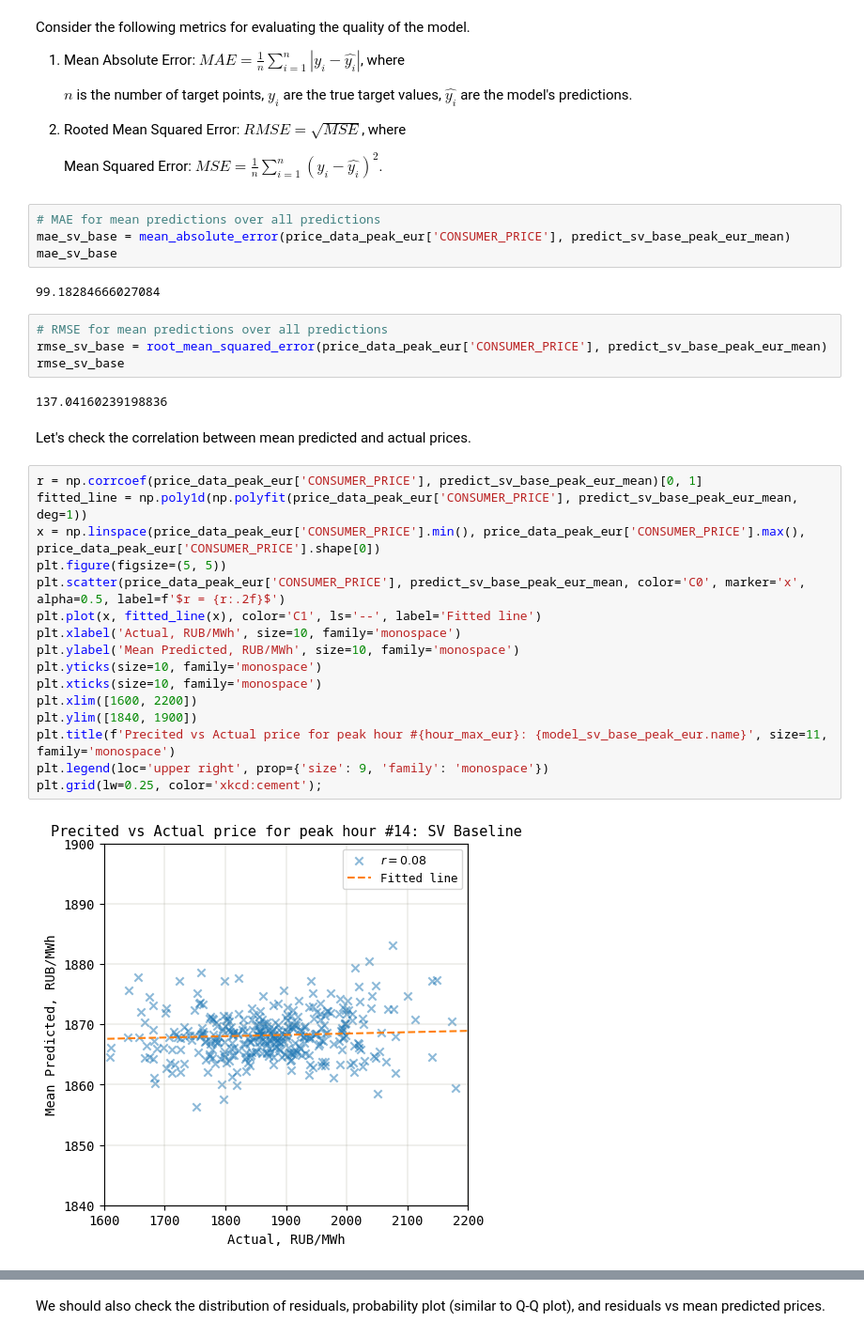
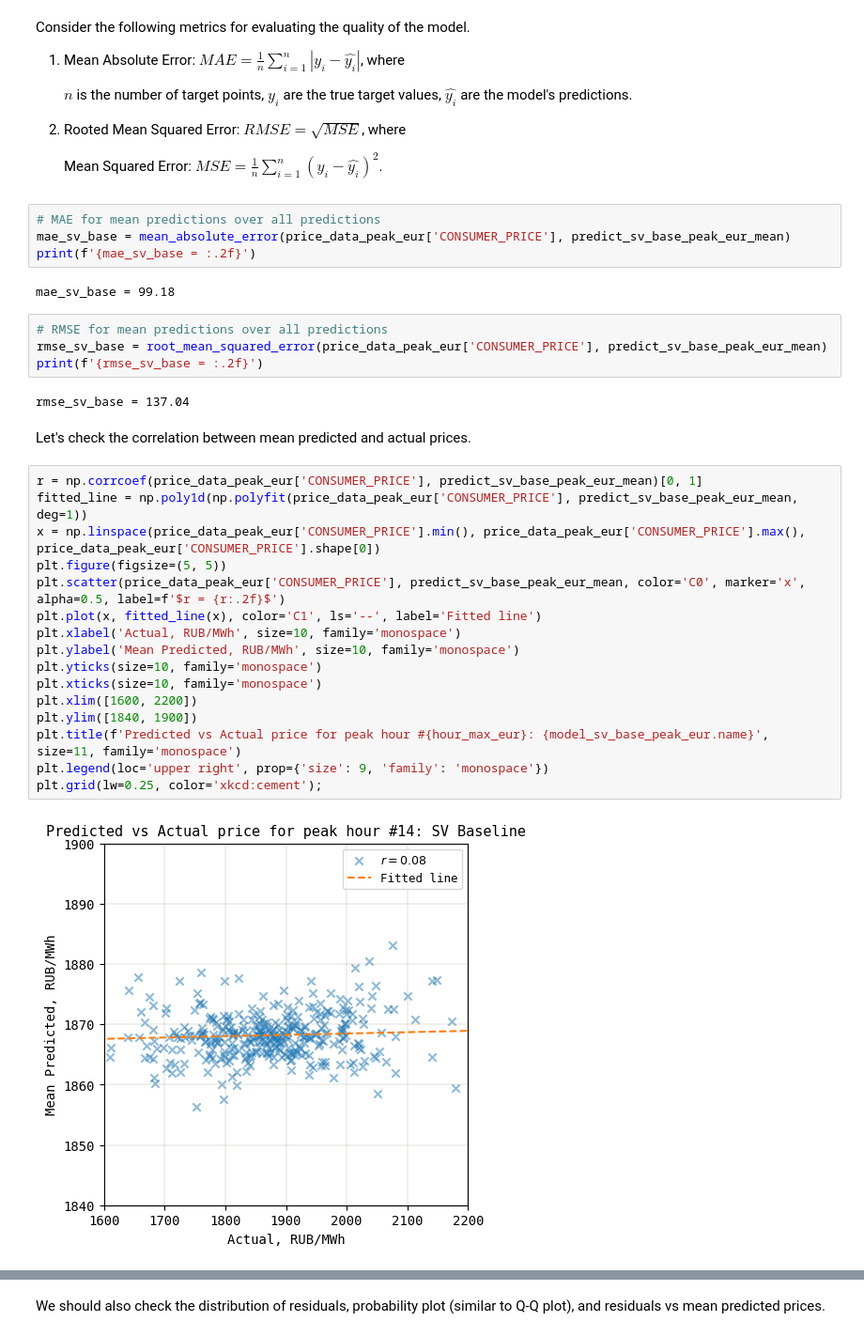
Before and after one commit to andrewha/mds2022, a Jupyter notebook: Thesis/sv_models_new.ipynb, the cells around one changed output, grey strips where cells are left out. Shown at 94% size. Cells and saved outputs as stored; diff of their text form.

```diff
--- a/Thesis/sv_models_new.ipynb
+++ b/Thesis/sv_models_new.ipynb
@@ -576,33 +571,33 @@ Consider the following metrics for evaluating the quality of the model.
 # %%
 # MAE for mean predictions over all predictions
 mae_sv_base = mean_absolute_error(price_data_peak_eur['CONSUMER_PRICE'], predict_sv_base_peak_eur_mean)
-mae_sv_base
+print(f'{mae_sv_base = :.2f}')
 # %% [output]
-99.18284666027084
+mae_sv_base = 99.18
 # %%
 # RMSE for mean predictions over all predictions
 rmse_sv_base = root_mean_squared_error(price_data_peak_eur['CONSUMER_PRICE'], predict_sv_base_peak_eur_mean)
-rmse_sv_base
+print(f'{rmse_sv_base = :.2f}')
 # %% [output]
-137.04160239198836
+rmse_sv_base = 137.04
 # %% [markdown]
 Let's check the correlation between mean predicted and actual prices.
 # %%
 r = np.corrcoef(price_data_peak_eur['CONSUMER_PRICE'], predict_sv_base_peak_eur_mean)[0, 1]
 fitted_line = np.poly1d(np.polyfit(price_data_peak_eur['CONSUMER_PRICE'], predict_sv_base_peak_eur_mean, deg=1))
 x = np.linspace(price_data_peak_eur['CONSUMER_PRICE'].min(), price_data_peak_eur['CONSUMER_PRICE'].max(), price_data_peak_eur['CONSUMER_PRICE'].shape[0])
 plt.figure(figsize=(5, 5))
 plt.scatter(price_data_peak_eur['CONSUMER_PRICE'], predict_sv_base_peak_eur_mean, color='C0', marker='x', alpha=0.5, label=f'$r = {r:.2f}$')
 plt.plot(x, fitted_line(x), color='C1', ls='--', label='Fitted line')
 plt.xlabel('Actual, RUB/MWh', size=10, family='monospace')
 plt.ylabel('Mean Predicted, RUB/MWh', size=10, family='monospace')
 plt.yticks(size=10, family='monospace')
 plt.xticks(size=10, family='monospace')
 plt.xlim([1600, 2200])
 plt.ylim([1840, 1900])
-plt.title(f'Precited vs Actual price for peak hour #{hour_max_eur}: {model_sv_base_peak_eur.name}', size=11, family='monospace')
+plt.title(f'Predicted vs Actual price for peak hour #{hour_max_eur}: {model_sv_base_peak_eur.name}', size=11, family='monospace')
 plt.legend(loc='upper right', prop={'size': 9, 'family': 'monospace'})
 plt.grid(lw=0.25, color='xkcd:cement');
 # %% [output]
-[figure, old version]
+[figure, new version]
 # %% [markdown]
```
Also changed, not shown: parts of 54 cells of this notebook, 2 other files.
